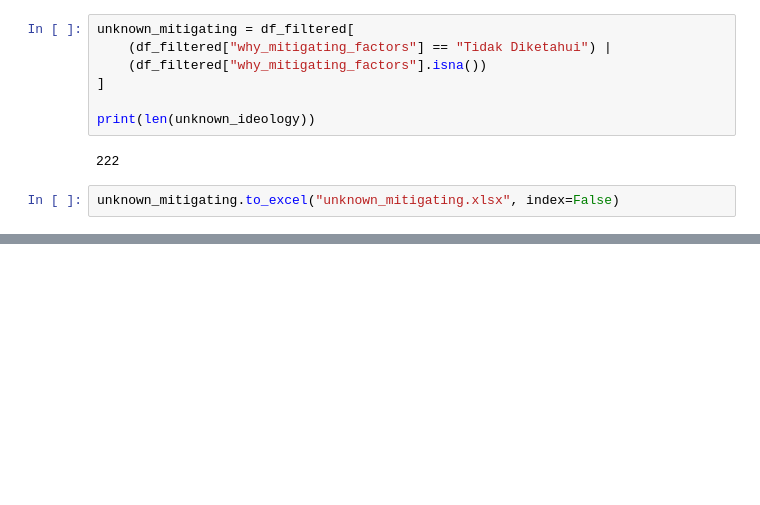
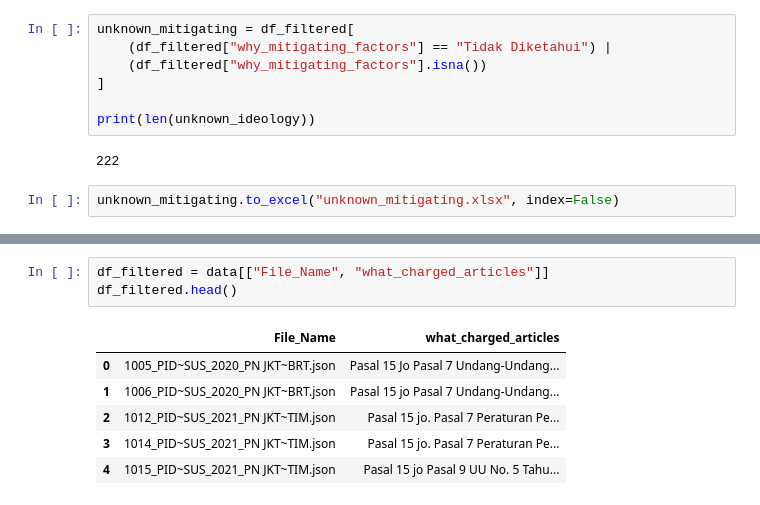
Before and after one commit to FariskaRatna/normalization-putusan, a Jupyter notebook: analysis.ipynb, the cells around one changed output, grey strips where cells are left out. Cells and saved outputs as stored; diff of their text form; blank space fills up the shorter version.

```diff
--- a/analysis.ipynb
+++ b/analysis.ipynb
@@ -150,0 +164,10 @@ unknown_mitigating.to_excel("unknown_mitigating.xlsx", index=False)
+# %%
+df_filtered = data[["File_Name", "what_charged_articles"]]
+df_filtered.head()
+# %% [output]
+|  | File_Name | what_charged_articles |
+| 0 | 1005_PID~SUS_2020_PN JKT~BRT.json | Pasal 15 Jo Pasal 7 Undang-Undang... |
+| 1 | 1006_PID~SUS_2020_PN JKT~BRT.json | Pasal 15 jo Pasal 7 Undang-Undang... |
+| 2 | 1012_PID~SUS_2021_PN JKT~TIM.json | Pasal 15 jo. Pasal 7 Peraturan Pe... |
+| 3 | 1014_PID~SUS_2021_PN JKT~TIM.json | Pasal 15 jo. Pasal 7 Peraturan Pe... |
+| 4 | 1015_PID~SUS_2021_PN JKT~TIM.json | Pasal 15 jo Pasal 9 UU No. 5 Tahu... |
```
Also changed, not shown: parts of 4 cells of this notebook, 7 other files.
